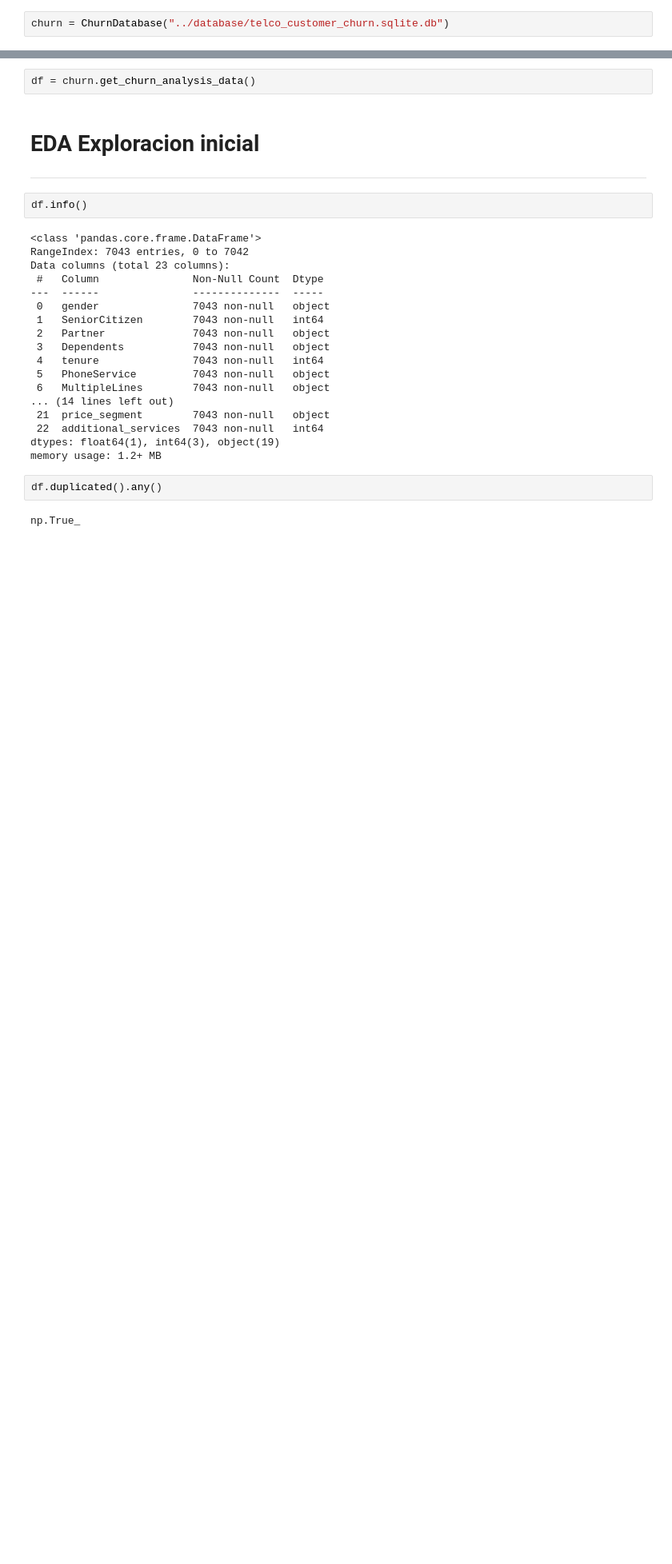
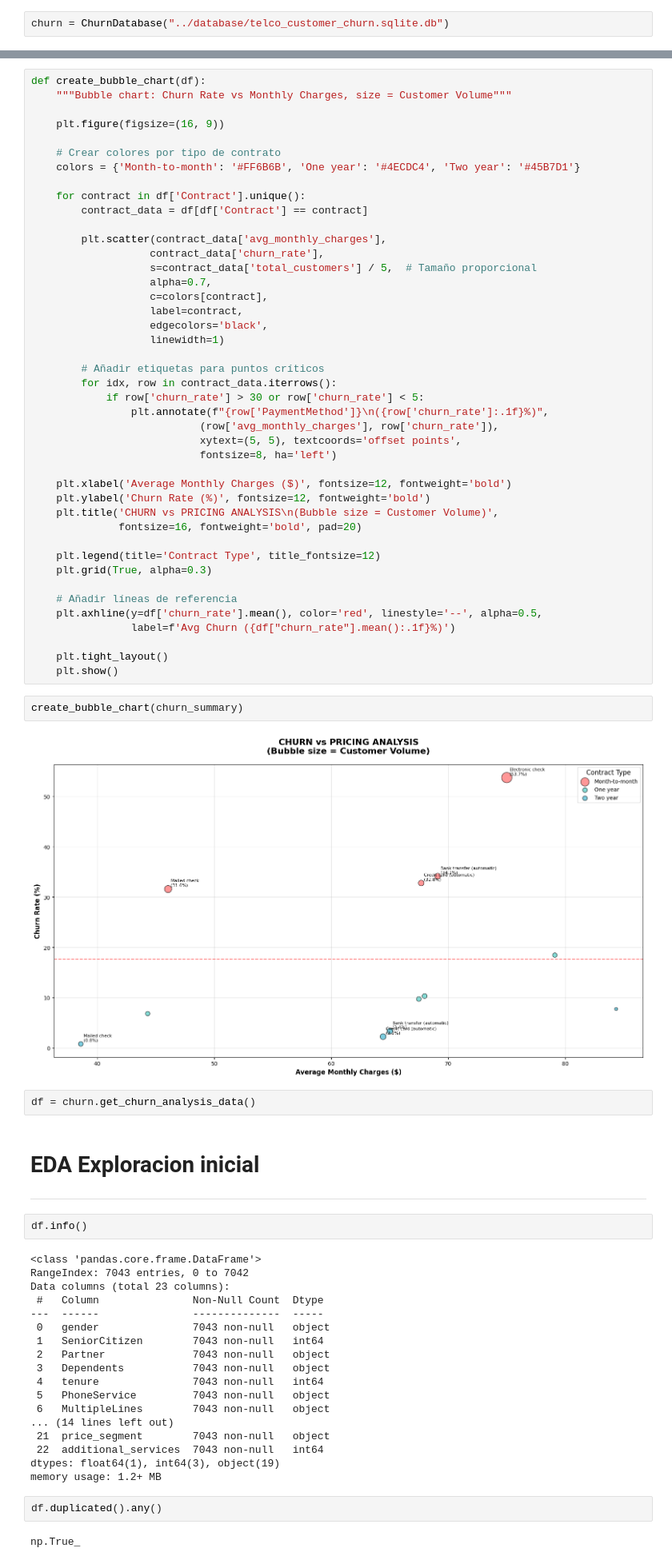
Before and after one commit to Andru-1987/data-science-r-section, a Jupyter notebook: R-Clases/week-3/01_ProyectoPython/python_colab_notebook/01_telco_challenge_churn.ipynb, the cells around one changed output, grey strips where cells are left out. Shown at 80% size. Drawn from its saved outputs; the diff is of its cells as text; blank space fills up the shorter version.

```diff
--- a/R-Clases/week-3/01_ProyectoPython/python_colab_notebook/01_telco_challenge_churn.ipynb
+++ b/R-Clases/week-3/01_ProyectoPython/python_colab_notebook/01_telco_challenge_churn.ipynb
@@ -203,3 +241,50 @@ churn.get_churn_summary_stats()
+# %%
+def create_bubble_chart(df):
+    """Bubble chart: Churn Rate vs Monthly Charges, size = Customer Volume"""
+
+    plt.figure(figsize=(16, 9))
+
+    # Crear colores por tipo de contrato
+    colors = {'Month-to-month': '#FF6B6B', 'One year': '#4ECDC4', 'Two year': '#45B7D1'}
+
+    for contract in df['Contract'].unique():
+        contract_data = df[df['Contract'] == contract]
+
+        plt.scatter(contract_data['avg_monthly_charges'],
+                   contract_data['churn_rate'],
+                   s=contract_data['total_customers'] / 5,  # Tamaño proporcional
+                   alpha=0.7,
+                   c=colors[contract],
+                   label=contract,
+                   edgecolors='black',
+                   linewidth=1)
+
+        # Añadir etiquetas para puntos críticos
+        for idx, row in contract_data.iterrows():
+            if row['churn_rate'] > 30 or row['churn_rate'] < 5:
+                plt.annotate(f"{row['PaymentMethod']}\n({row['churn_rate']:.1f}%)",
+                           (row['avg_monthly_charges'], row['churn_rate']),
+                           xytext=(5, 5), textcoords='offset points',
+                           fontsize=8, ha='left')
+
+    plt.xlabel('Average Monthly Charges ($)', fontsize=12, fontweight='bold')
+    plt.ylabel('Churn Rate (%)', fontsize=12, fontweight='bold')
+    plt.title('CHURN vs PRICING ANALYSIS\n(Bubble size = Customer Volume)',
+              fontsize=16, fontweight='bold', pad=20)
+
+    plt.legend(title='Contract Type', title_fontsize=12)
+    plt.grid(True, alpha=0.3)
+
+    # Añadir líneas de referencia
+    plt.axhline(y=df['churn_rate'].mean(), color='red', linestyle='--', alpha=0.5,
+                label=f'Avg Churn ({df["churn_rate"].mean():.1f}%)')
+
+    plt.tight_layout()
+    plt.show()
+# %%
+create_bubble_chart(churn_summary)
+# %% [output]
+[figure, added]
 # %%
 df = churn.get_churn_analysis_data()
 # %% [markdown]
```
Also changed, not shown: parts of 54 cells of this notebook, 1 other file.
